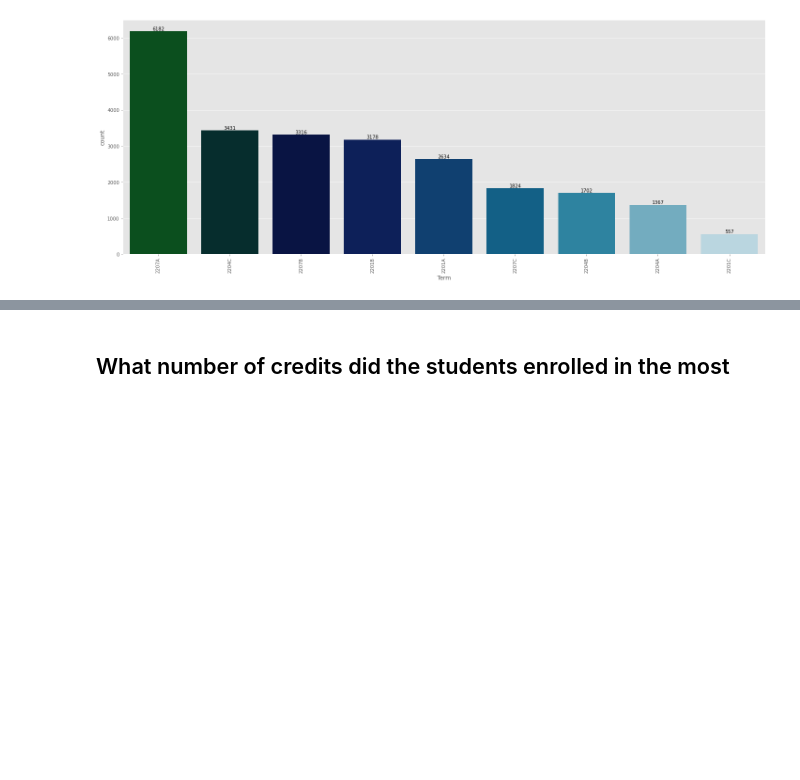
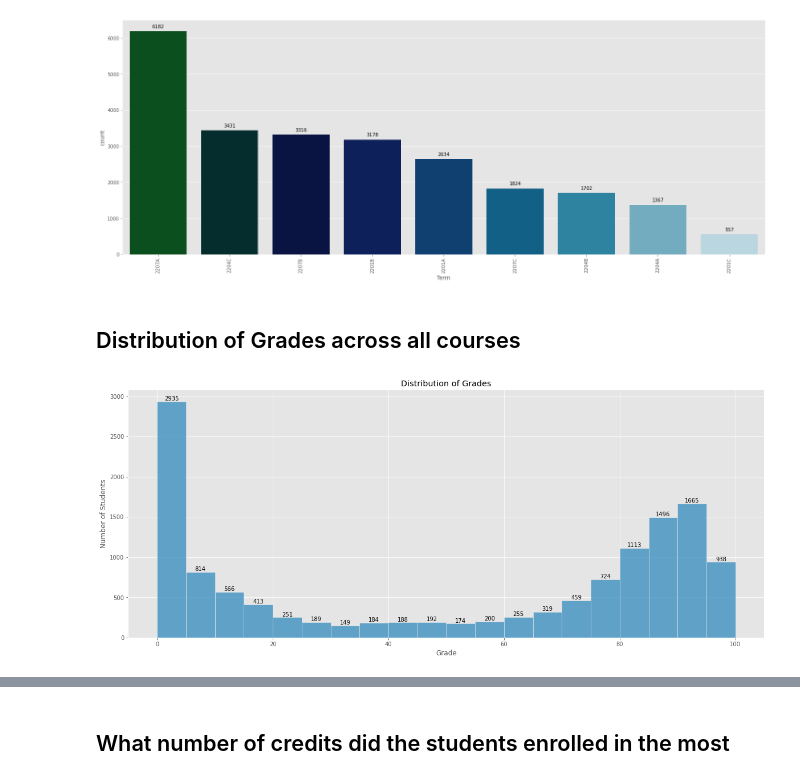
Before and after one commit to iamharkirat/EDA, a Jupyter notebook: learning_enterprise.ipynb, the cells around one changed output, grey strips where cells are left out. Saved outputs shown, nothing was run; the diff lists cells and outputs as text; code cells hidden in the pictures; blank space fills up the shorter version.

```diff
--- a/learning_enterprise.ipynb
+++ b/learning_enterprise.ipynb
@@ -15,7 +15,7 @@ import warnings
 warnings.filterwarnings("ignore")
 # %%
 # load data
-df=pd.read_csv('Data Reporter Assignment.csv')
+df=pd.read_csv('/content/Data Reporter Assignment.csv')
 df.head()
 # %% [output]
 |  | Student | Partner | Course Prefix | Term | Course Start Date | Course End Date | Number of Credits | ... |
@@ -136,2 +140,29 @@ plt.tight_layout();
 # %% [output]
 [figure]
+# %% [markdown]
+## Distribution of Grades across all courses
+# %%
+# Create a histogram of the grade distribution
+fig, ax = plt.subplots()
+sns.histplot(df['Grade'].dropna(), kde=False, bins=20, ax=ax)
+
+# Set the x- and y-axis labels and title
+ax.set_xlabel('Grade')
+ax.set_ylabel('Number of Students')
+ax.set_title('Distribution of Grades')
+
+# Add text annotations to the bars
+for rect in ax.patches:
+    # Get the x and y coordinates of the bottom left corner of the bar
+    x = rect.get_x()
+    y = rect.get_y()
+    # Get the width and height of the bar
+    width = rect.get_width()
+    height = rect.get_height()
+    # Add the count of students to the top of the bar
+    ax.text(x + width / 2, y + height, int(height), ha='center', va='bottom', color='black')
+
+# Show the plot
+plt.show()
+# %% [output]
+[figure, added]
```
Also changed, not shown: parts of 7 cells of this notebook.
